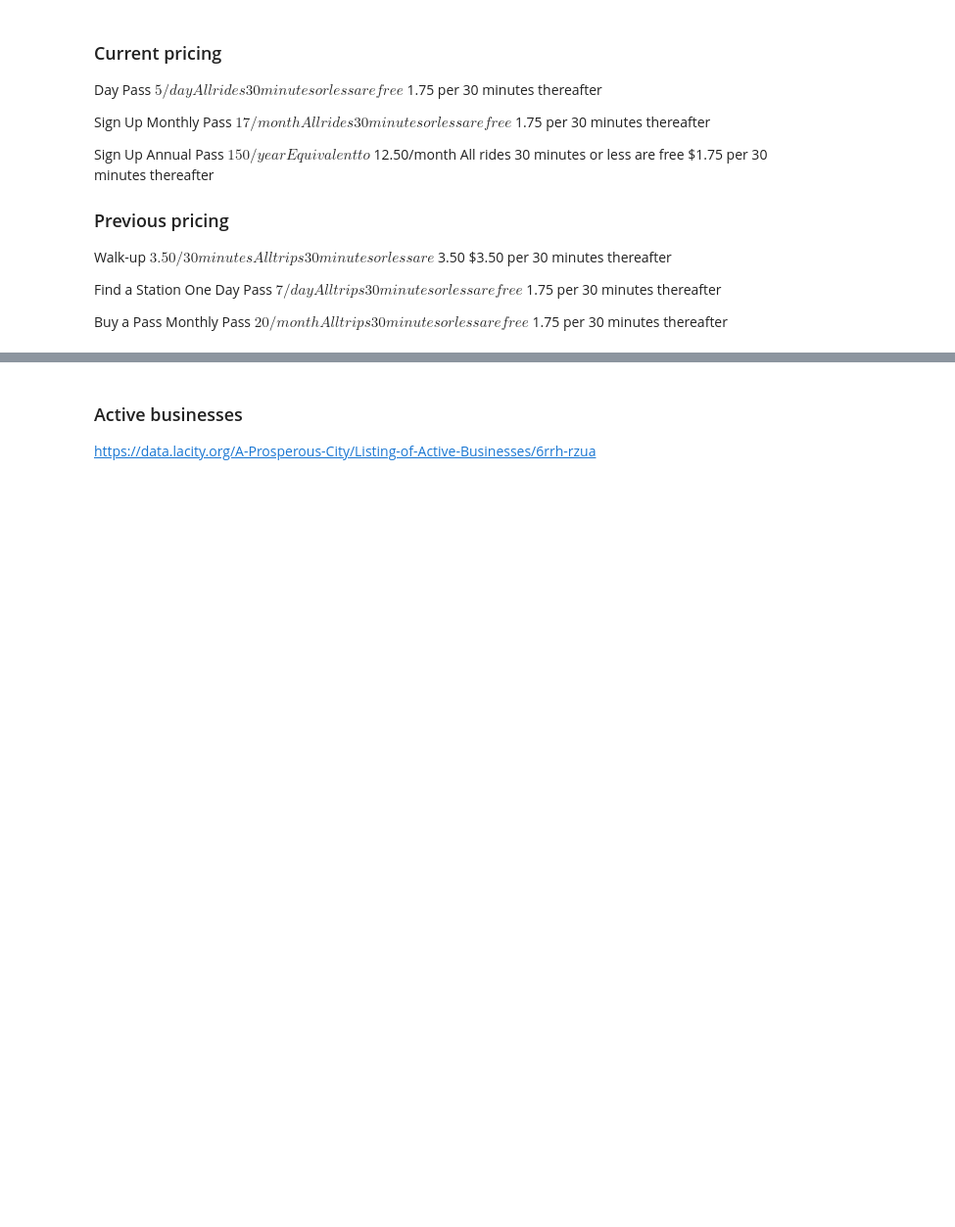
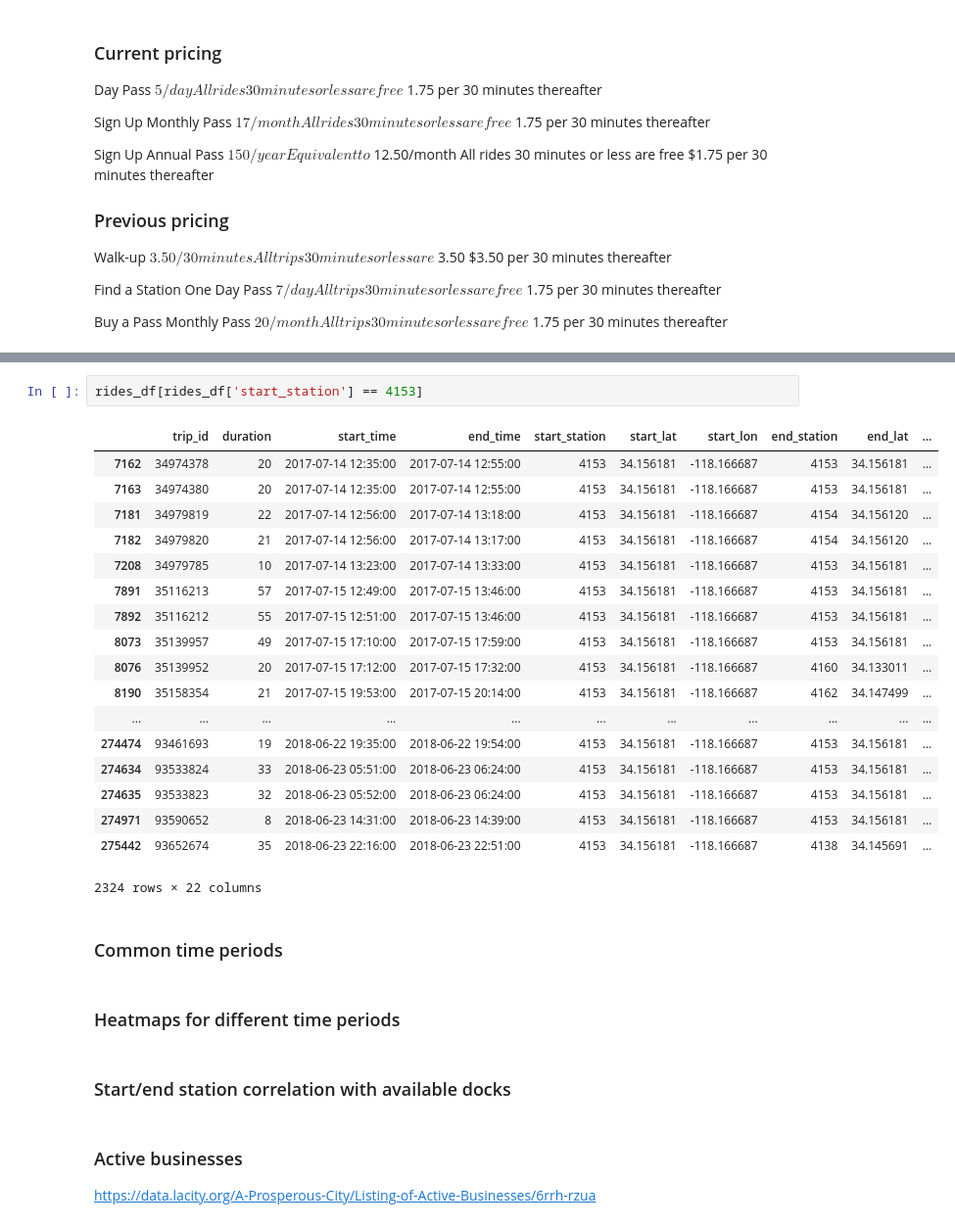
Before and after one commit to finnqiao/la_metro_bikeshare_data, a Jupyter notebook: notebooks/1.0-la-bikeshare.ipynb, the cells around one changed output, grey strips where cells are left out. Shown at 98% size. Cells and saved outputs as stored; diff of their text form; blank space fills up the shorter version.

```diff
--- a/notebooks/1.0-la-bikeshare.ipynb
+++ b/notebooks/1.0-la-bikeshare.ipynb
@@ -298,3 +425,30 @@ end_docks : 23
+# %%
+rides_df[rides_df['start_station'] == 4153]
+# %% [output]
+|  | trip_id | duration | start_time | end_time | start_station | start_lat | start_lon | end_station | end_lat | ... |
+| 7162 | 34974378 | 20 | 2017-07-14 12:35:00 | 2017-07-14 12:55:00 | 4153 | 34.156181 | -118.166687 | 4153 | 34.156181 | ... |
+| 7163 | 34974380 | 20 | 2017-07-14 12:35:00 | 2017-07-14 12:55:00 | 4153 | 34.156181 | -118.166687 | 4153 | 34.156181 | ... |
+| 7181 | 34979819 | 22 | 2017-07-14 12:56:00 | 2017-07-14 13:18:00 | 4153 | 34.156181 | -118.166687 | 4154 | 34.156120 | ... |
+| 7182 | 34979820 | 21 | 2017-07-14 12:56:00 | 2017-07-14 13:17:00 | 4153 | 34.156181 | -118.166687 | 4154 | 34.156120 | ... |
+| 7208 | 34979785 | 10 | 2017-07-14 13:23:00 | 2017-07-14 13:33:00 | 4153 | 34.156181 | -118.166687 | 4153 | 34.156181 | ... |
+| 7891 | 35116213 | 57 | 2017-07-15 12:49:00 | 2017-07-15 13:46:00 | 4153 | 34.156181 | -118.166687 | 4153 | 34.156181 | ... |
+| 7892 | 35116212 | 55 | 2017-07-15 12:51:00 | 2017-07-15 13:46:00 | 4153 | 34.156181 | -118.166687 | 4153 | 34.156181 | ... |
+| 8073 | 35139957 | 49 | 2017-07-15 17:10:00 | 2017-07-15 17:59:00 | 4153 | 34.156181 | -118.166687 | 4153 | 34.156181 | ... |
+| 8076 | 35139952 | 20 | 2017-07-15 17:12:00 | 2017-07-15 17:32:00 | 4153 | 34.156181 | -118.166687 | 4160 | 34.133011 | ... |
+| 8190 | 35158354 | 21 | 2017-07-15 19:53:00 | 2017-07-15 20:14:00 | 4153 | 34.156181 | -118.166687 | 4162 | 34.147499 | ... |
+| ... | ... | ... | ... | ... | ... | ... | ... | ... | ... | ... |
+| 274474 | 93461693 | 19 | 2018-06-22 19:35:00 | 2018-06-22 19:54:00 | 4153 | 34.156181 | -118.166687 | 4153 | 34.156181 | ... |
+| 274634 | 93533824 | 33 | 2018-06-23 05:51:00 | 2018-06-23 06:24:00 | 4153 | 34.156181 | -118.166687 | 4153 | 34.156181 | ... |
+| 274635 | 93533823 | 32 | 2018-06-23 05:52:00 | 2018-06-23 06:24:00 | 4153 | 34.156181 | -118.166687 | 4153 | 34.156181 | ... |
+| 274971 | 93590652 | 8 | 2018-06-23 14:31:00 | 2018-06-23 14:39:00 | 4153 | 34.156181 | -118.166687 | 4153 | 34.156181 | ... |
+| 275442 | 93652674 | 35 | 2018-06-23 22:16:00 | 2018-06-23 22:51:00 | 4153 | 34.156181 | -118.166687 | 4138 | 34.145691 | ... |
+2324 rows × 22 columns
+# %% [markdown]
+### Common time periods
+# %% [markdown]
+### Heatmaps for different time periods
+# %% [markdown]
+### Start/end station correlation with available docks
 # %% [markdown]
 ### Active businesses
 
```
Also changed, not shown: parts of 21 cells of this notebook.
